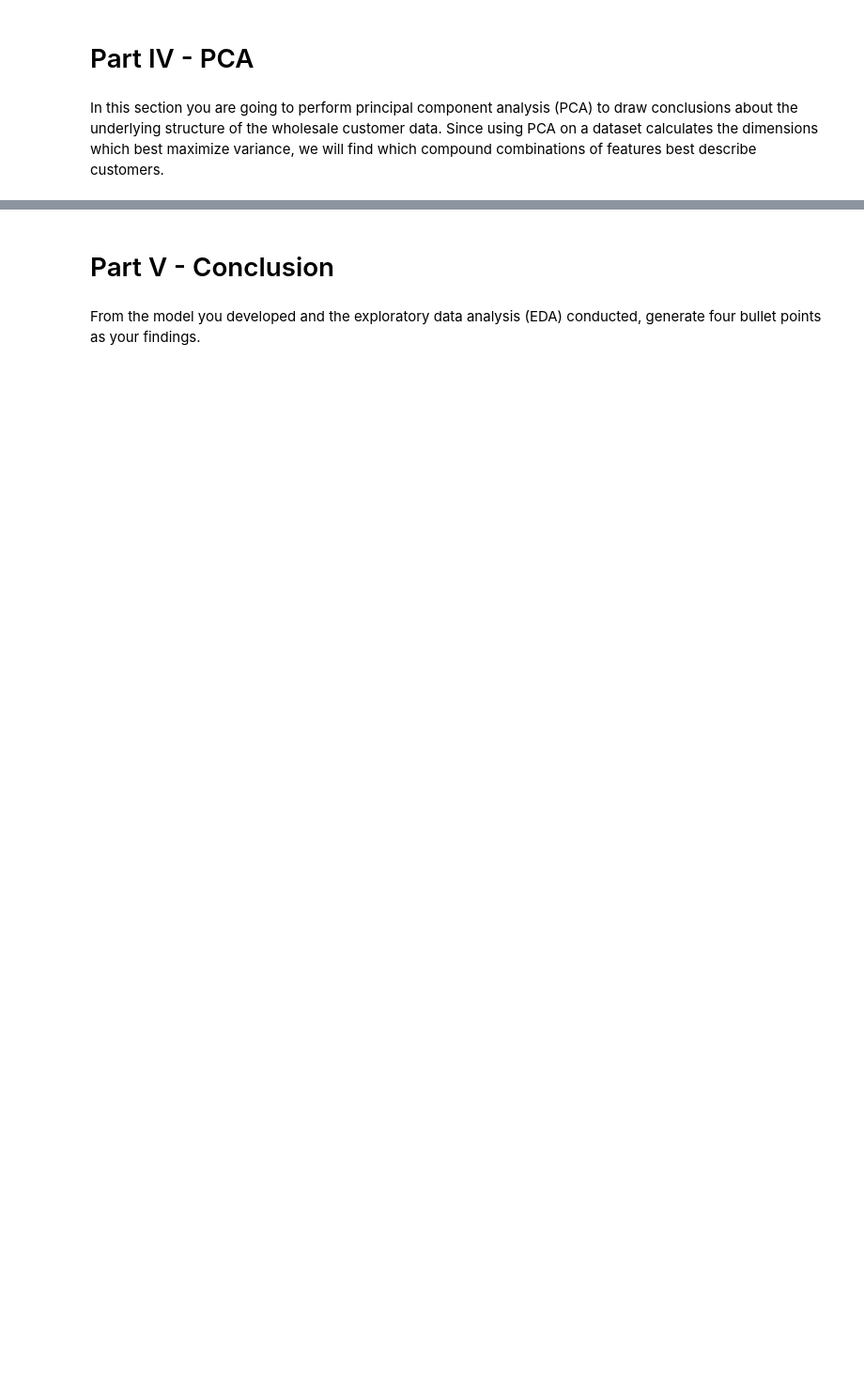
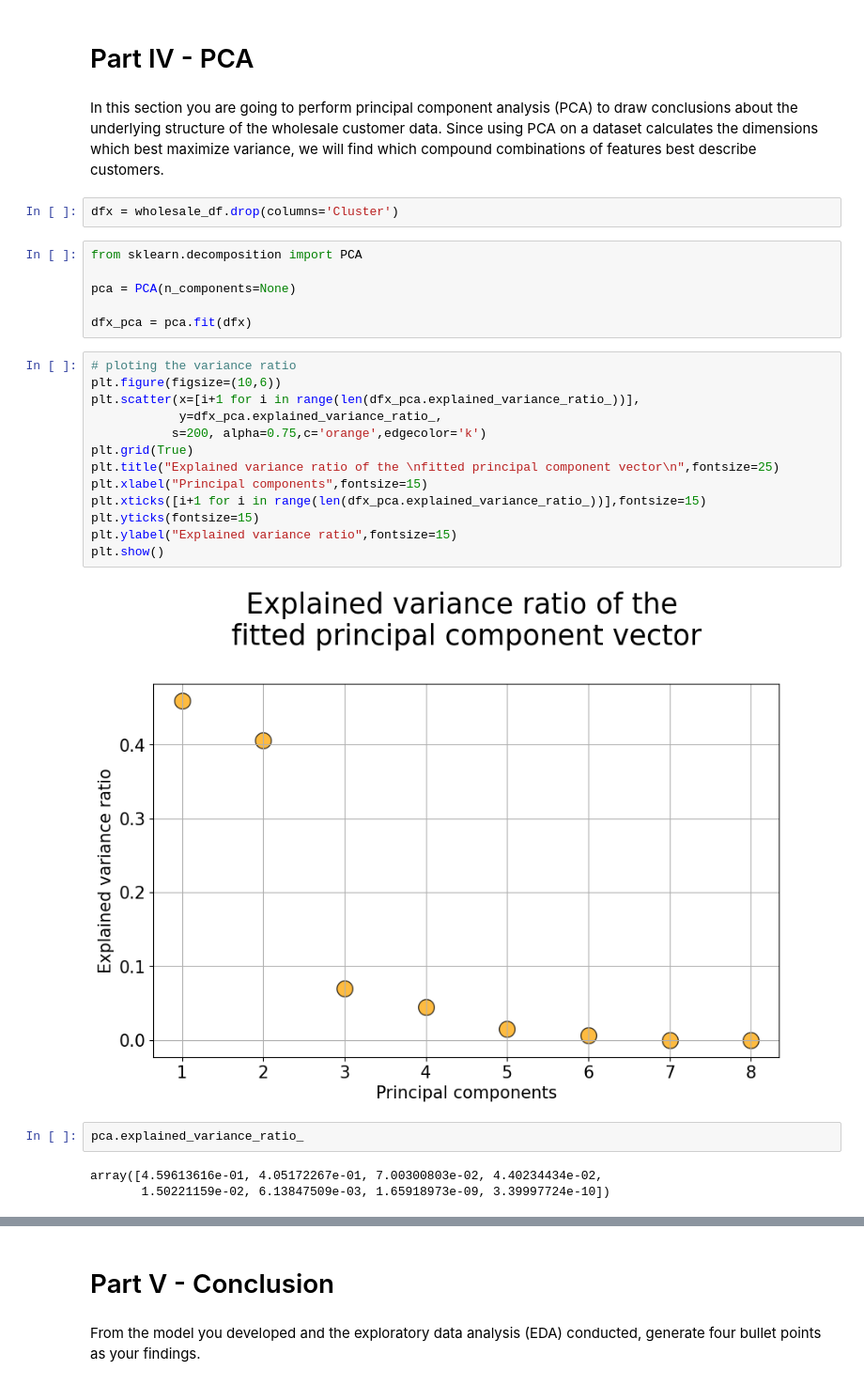
Before and after one commit to Dhru-win/unsupervised_ml_project, a Jupyter notebook: Unsupervised Learning - Project.ipynb, the cells around one changed output, grey strips where cells are left out. Shown at 94% size. Saved outputs shown, nothing was run; the diff lists cells and outputs as text; blank space fills up the shorter version.

```diff
--- a/Unsupervised Learning - Project.ipynb
+++ b/Unsupervised Learning - Project.ipynb
@@ -225,3 +244,31 @@ plot_dendrogram(wholesale_df_scaled)
 # Part IV - PCA
 # %% [markdown]
 In this section you are going to perform principal component analysis (PCA) to draw conclusions about the underlying structure of the wholesale customer data. Since using PCA on a dataset calculates the dimensions which best maximize variance, we will find which compound combinations of features best describe customers.
+# %%
+dfx = wholesale_df.drop(columns='Cluster')
+# %%
+from sklearn.decomposition import PCA
+
+pca = PCA(n_components=None)
+
+dfx_pca = pca.fit(dfx)
+# %%
+# ploting the variance ratio
+plt.figure(figsize=(10,6))
+plt.scatter(x=[i+1 for i in range(len(dfx_pca.explained_variance_ratio_))],
+            y=dfx_pca.explained_variance_ratio_,
+           s=200, alpha=0.75,c='orange',edgecolor='k')
+plt.grid(True)
+plt.title("Explained variance ratio of the \nfitted principal component vector\n",fontsize=25)
+plt.xlabel("Principal components",fontsize=15)
+plt.xticks([i+1 for i in range(len(dfx_pca.explained_variance_ratio_))],fontsize=15)
+plt.yticks(fontsize=15)
+plt.ylabel("Explained variance ratio",fontsize=15)
+plt.show()
+# %% [output]
+[figure, added]
+# %%
+pca.explained_variance_ratio_
+# %% [output]
+array([4.59613616e-01, 4.05172267e-01, 7.00300803e-02, 4.40234434e-02,
+       1.50221159e-02, 6.13847509e-03, 1.65918973e-09, 3.39997724e-10])
```
Also changed, not shown: parts of 14 cells of this notebook.
